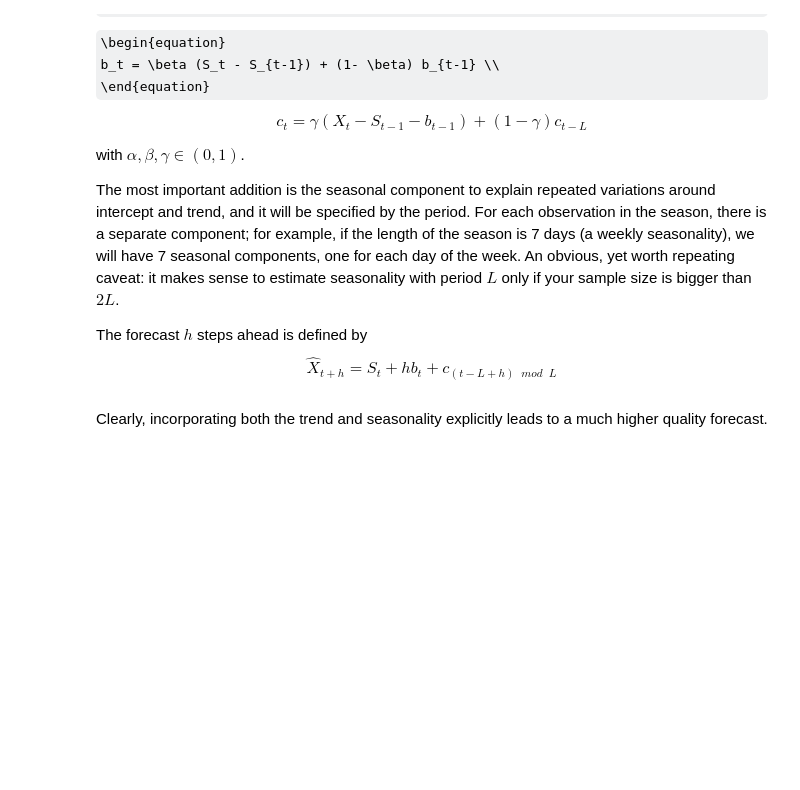
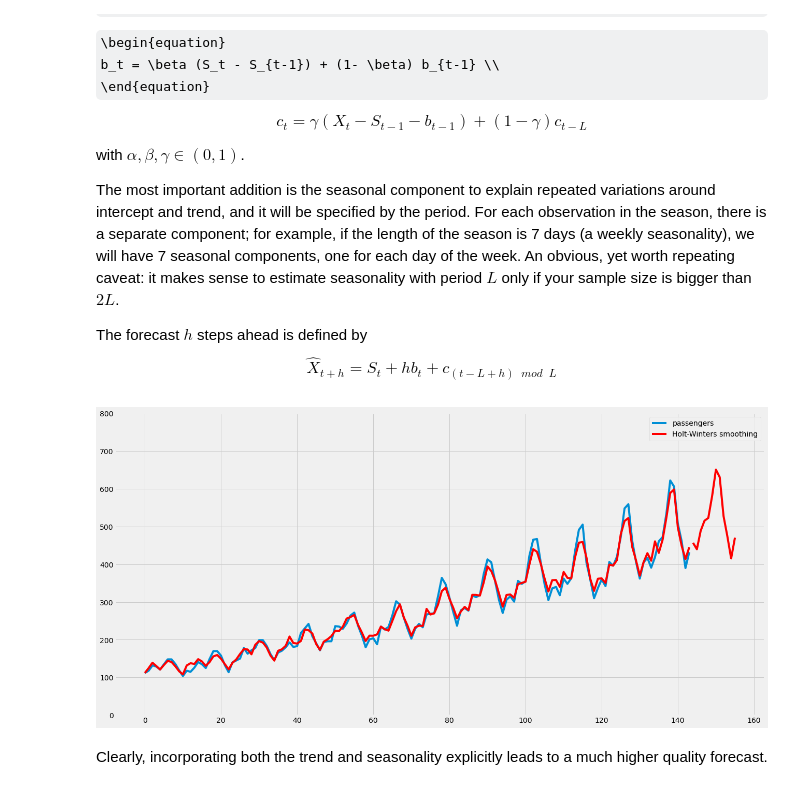
Before and after one commit to mkingopng/time_series_toolbox, a Jupyter notebook: ts_1a_smoothing_methods.ipynb, the cells around one changed output. Cells and saved outputs as stored; diff of their text form; code cells hidden in the pictures; some formulas as TeX source; blank space fills up the shorter version.

```diff
--- a/ts_1a_smoothing_methods.ipynb
+++ b/ts_1a_smoothing_methods.ipynb
@@ -178,14 +183,17 @@ The forecast $h$ steps ahead is defined by
 \hat{X}_{t+h} = S_t + h b_t + c_{(t-L + h) \;\; mod \;\;  L }
 \end{equation}
 # %%
-# plot 3
-passengers.plot.line()
-fit_1 = ExponentialSmoothing(passengers, seasonal_periods=12, trend='add', seasonal='add')
-fit_1 = fit_1.fit(smoothing_level=0.5)
-fit_1.fittedvalues.plot(color='red')
-fit_1.forecast(12).rename("Holt-Winters smoothing").plot(color='red', legend=True)
+alpha = 0.5
+df = pd.read_csv(os.path.join('data', 'ts_data_1', 'passengers.csv'), skipinitialspace=True, usecols=['passengers'])
+df.plot.line()
+fit1 = ExponentialSmoothing(df, seasonal_periods=12, trend='add', seasonal='add')
+fit1 = fit1.fit(smoothing_level=0.5)
+fit1.fittedvalues.plot(color='red')
+fit1.forecast(12).rename("Holt-Winters smoothing").plot(color='red', legend=True)
 plt.ylim(0, 800)
 plt.show()
+# %% [output]
+[figure, added]
 # %% [markdown]
 Clearly, incorporating both the trend and seasonality explicitly leads to a much higher quality forecast.
 # %% [markdown]
```
Also changed, not shown: parts of 12 cells of this notebook, 19 other files.
